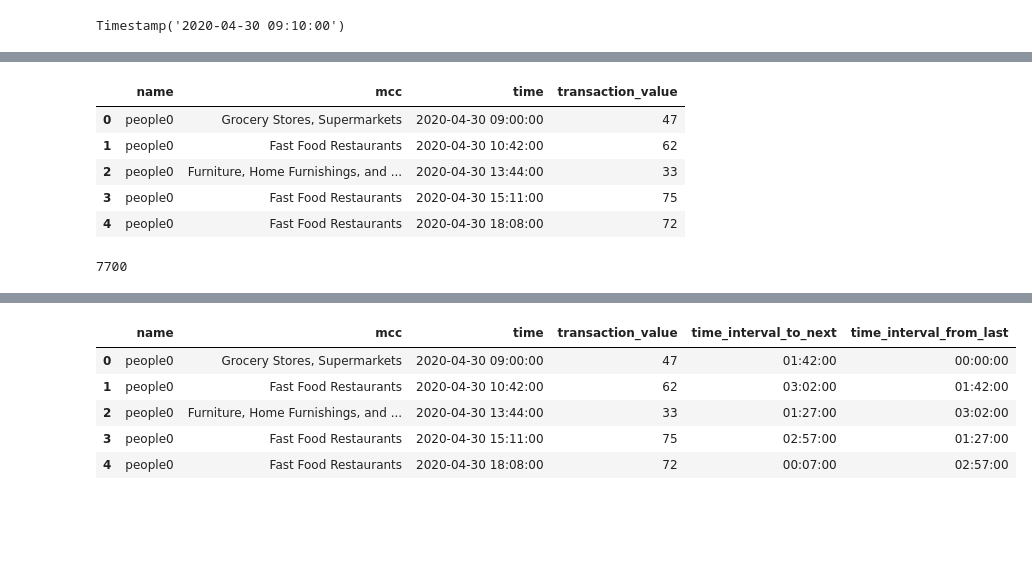
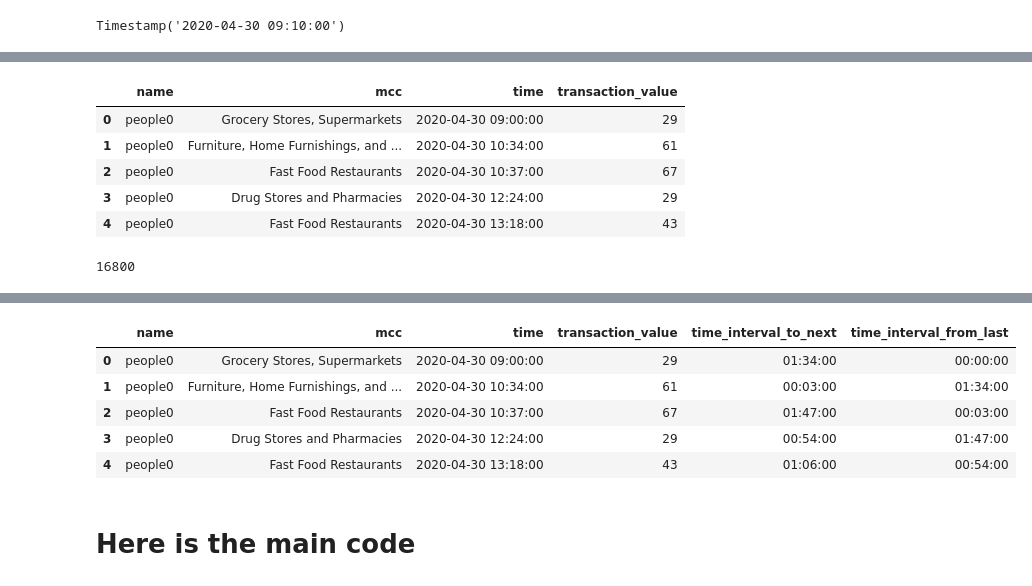
Before and after one commit to tbb9613/TQuery, a Jupyter notebook: JuypterNotebook/Generate and Transform Data.ipynb, the cells around one changed output, grey strips where cells are left out. Cells and saved outputs as stored; diff of their text form; code cells hidden in the pictures; blank space fills up the shorter version.

```diff
--- a/JuypterNotebook/Generate and Transform Data.ipynb
+++ b/JuypterNotebook/Generate and Transform Data.ipynb
@@ -45,15 +48,16 @@ pd.Timestamp("2020-04-30 09:00:00") + pd.offsets.Minute(10)
 # %% [output]
 Timestamp('2020-04-30 09:10:00')
 # %%
+%%time
 allRec = []
-routeLenth = 11
+routeLenth = 8
 start_time = pd.Timestamp("2020-04-30")
 
 # for j in range(routeLenth-1):
 # #     rec = []
 #     name = "people"+str(j)
 pplCount = 0
-for j in range(100):
+for j in range(300):
     for num, location in zip(range(len(locList)), locList):
         name = "people"+str(pplCount)
         station = location
@@ -82,18 +89,21 @@ records = pd.DataFrame(allRec, columns = ["name", "mcc", "time", "transaction_va
 records.head()
 # %% [output]
 |  | name | mcc | time | transaction_value |
-| 0 | people0 | Grocery Stores, Supermarkets | 2020-04-30 09:00:00 | 47 |
-| 1 | people0 | Fast Food Restaurants | 2020-04-30 10:42:00 | 62 |
-| 2 | people0 | Furniture, Home Furnishings, and ... | 2020-04-30 13:44:00 | 33 |
-| 3 | people0 | Fast Food Restaurants | 2020-04-30 15:11:00 | 75 |
-| 4 | people0 | Fast Food Restaurants | 2020-04-30 18:08:00 | 72 |
+| 0 | people0 | Grocery Stores, Supermarkets | 2020-04-30 09:00:00 | 29 |
+| 1 | people0 | Furniture, Home Furnishings, and ... | 2020-04-30 10:34:00 | 61 |
+| 2 | people0 | Fast Food Restaurants | 2020-04-30 10:37:00 | 67 |
+| 3 | people0 | Drug Stores and Pharmacies | 2020-04-30 12:24:00 | 29 |
+| 4 | people0 | Fast Food Restaurants | 2020-04-30 13:18:00 | 43 |
 # %%
 len(records)
 # %% [output]
-7700
+16800
 # %%
 pd.options.mode.chained_assignment = None
 # %%
+%%time
+records["name"] = records["name"].astype("category")
+records["mcc"] = records["mcc"].astype("category")
 nameList = records["name"].unique()
 record_with_tinterval = pd.DataFrame([], columns = ["name", "mcc", "time", "transaction_value", "time_interval_to_next", "time_interval_from_last"])
 #calculate time interval
@@ -111,6 +123,6 @@ record_with_tinterval.head()
 |  | name | mcc | time | transaction_value | time_interval_to_next | time_interval_from_last |
-| 0 | people0 | Grocery Stores, Supermarkets | 2020-04-30 09:00:00 | 47 | 01:42:00 | 00:00:00 |
-| 1 | people0 | Fast Food Restaurants | 2020-04-30 10:42:00 | 62 | 03:02:00 | 01:42:00 |
-| 2 | people0 | Furniture, Home Furnishings, and ... | 2020-04-30 13:44:00 | 33 | 01:27:00 | 03:02:00 |
-| 3 | people0 | Fast Food Restaurants | 2020-04-30 15:11:00 | 75 | 02:57:00 | 01:27:00 |
-| 4 | people0 | Fast Food Restaurants | 2020-04-30 18:08:00 | 72 | 00:07:00 | 02:57:00 |
+| 0 | people0 | Grocery Stores, Supermarkets | 2020-04-30 09:00:00 | 29 | 01:34:00 | 00:00:00 |
+| 1 | people0 | Furniture, Home Furnishings, and ... | 2020-04-30 10:34:00 | 61 | 00:03:00 | 01:34:00 |
+| 2 | people0 | Fast Food Restaurants | 2020-04-30 10:37:00 | 67 | 01:47:00 | 00:03:00 |
+| 3 | people0 | Drug Stores and Pharmacies | 2020-04-30 12:24:00 | 29 | 00:54:00 | 01:47:00 |
+| 4 | people0 | Fast Food Restaurants | 2020-04-30 13:18:00 | 43 | 01:06:00 | 00:54:00 |
@@ -116,0 +131,2 @@ record_with_tinterval.head()
+# %% [markdown]
+# Here is the main code
```
Also changed, not shown: parts of 33 cells of this notebook, 21 other files.
